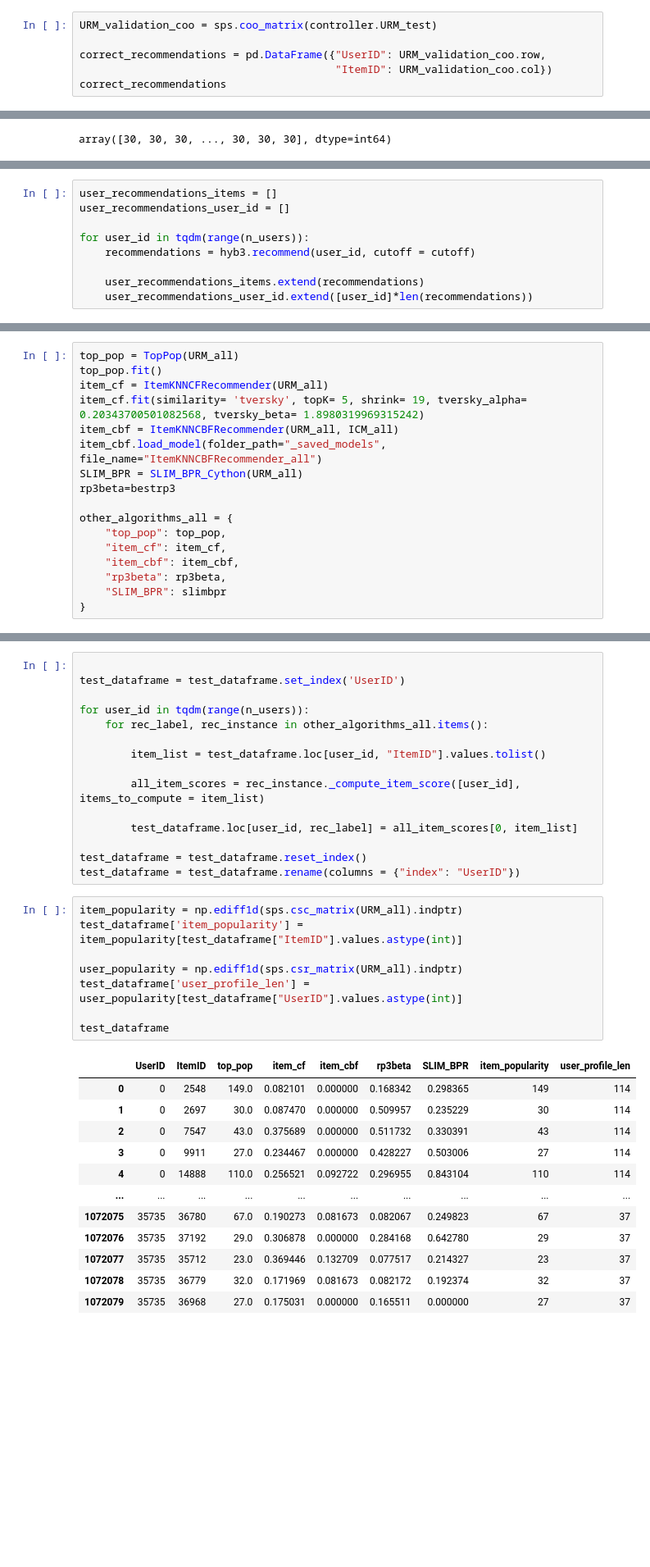
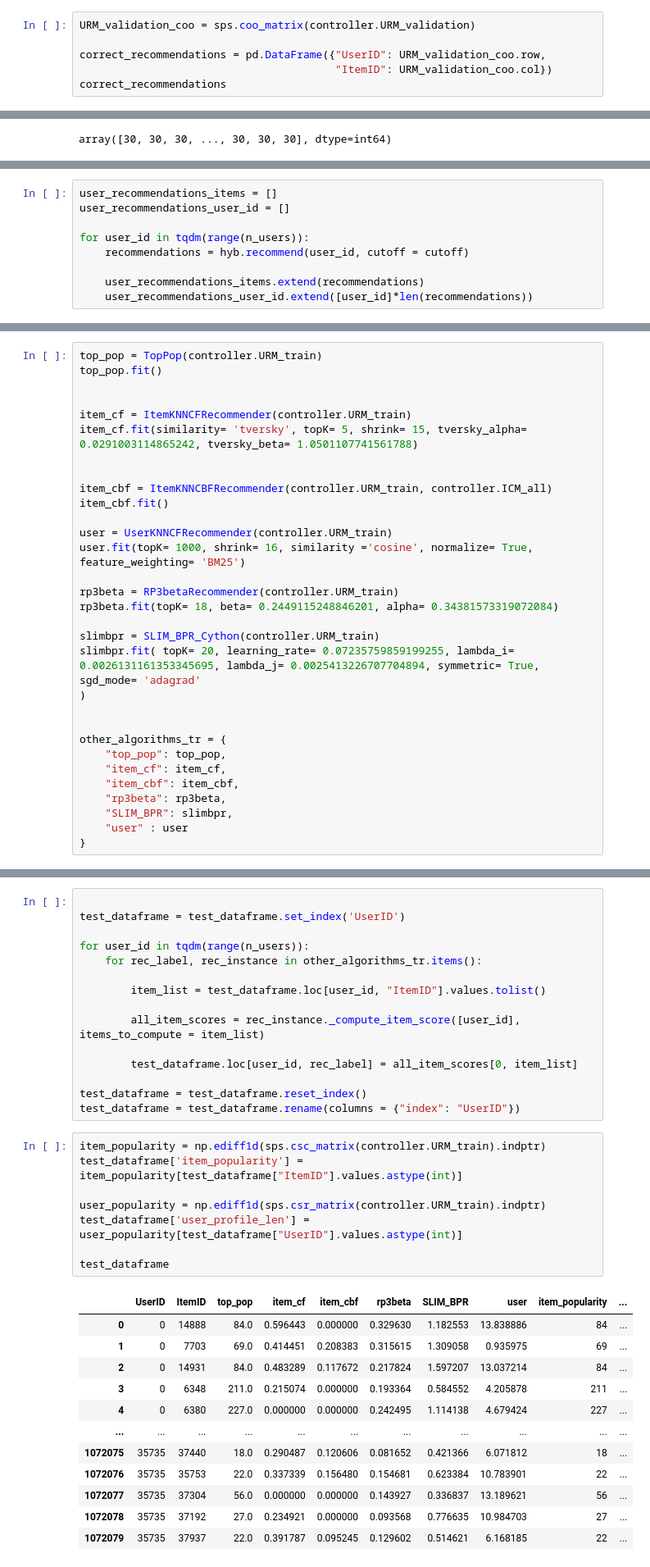
Before and after one commit to lippa66002/RecSysProject, a Jupyter notebook: Boost.ipynb, the cells around one changed output, grey strips where cells are left out. Shown at 82% size. Cells and saved outputs as stored; diff of their text form; blank space fills up the shorter version.

```diff
--- a/Boost.ipynb
+++ b/Boost.ipynb
@@ -108,6 +98,6 @@ training_dataframe
 1072080 rows × 1 columns
 # %%
-URM_validation_coo = sps.coo_matrix(controller.URM_test)
+URM_validation_coo = sps.coo_matrix(controller.URM_validation)
 
 correct_recommendations = pd.DataFrame({"UserID": URM_validation_coo.row,
                                         "ItemID": URM_validation_coo.col})
@@ -464,7 +337,7 @@ user_recommendations_items = []
 user_recommendations_user_id = []
 
 for user_id in tqdm(range(n_users)):
-    recommendations = hyb3.recommend(user_id, cutoff = cutoff)
+    recommendations = hyb.recommend(user_id, cutoff = cutoff)
 
     user_recommendations_items.extend(recommendations)
     user_recommendations_user_id.extend([user_id]*len(recommendations))
@@ -487,20 +360,34 @@ test_dataframe
 1072080 rows × 2 columns
 # %%
-top_pop = TopPop(URM_all)
+top_pop = TopPop(controller.URM_train)
 top_pop.fit()
-item_cf = ItemKNNCFRecommender(URM_all)
-item_cf.fit(similarity= 'tversky', topK= 5, shrink= 19, tversky_alpha= 0.20343700501082568, tversky_beta= 1.8980319969315242)
-item_cbf = ItemKNNCBFRecommender(URM_all, ICM_all)
-item_cbf.load_model(folder_path="_saved_models", file_name="ItemKNNCBFRecommender_all")
-SLIM_BPR = SLIM_BPR_Cython(URM_all)
-rp3beta=bestrp3
 
-other_algorithms_all = {
+
+item_cf = ItemKNNCFRecommender(controller.URM_train)
+item_cf.fit(similarity= 'tversky', topK= 5, shrink= 15, tversky_alpha= 0.0291003114865242, tversky_beta= 1.0501107741561788)
+
+
+item_cbf = ItemKNNCBFRecommender(controller.URM_train, controller.ICM_all)
+item_cbf.fit()
+
+user = UserKNNCFRecommender(controller.URM_train)
+user.fit(topK= 1000, shrink= 16, similarity ='cosine', normalize= True, feature_weighting= 'BM25')
+
+rp3beta = RP3betaRecommender(controller.URM_train)
+rp3beta.fit(topK= 18, beta= 0.2449115248846201, alpha= 0.34381573319072084)
+
+slimbpr = SLIM_BPR_Cython(controller.URM_train)
+slimbpr.fit( topK= 20, learning_rate= 0.07235759859199255, lambda_i= 0.0026131161353345695, lambda_j= 0.0025413226707704894, symmetric= True, sgd_mode= 'adagrad'
+)
+
+
+other_algorithms_tr = {
     "top_pop": top_pop,
     "item_cf": item_cf,
     "item_cbf": item_cbf,
     "rp3beta": rp3beta,
-    "SLIM_BPR": slimbpr
+    "SLIM_BPR": slimbpr,
+    "user" : user
 }
 # %% [output]
 Cython module imported successfully.
@@ -512,7 +412,7 @@ ItemKNNCBFRecommender: Loading complete
 test_dataframe = test_dataframe.set_index('UserID')
 
 for user_id in tqdm(range(n_users)):
-    for rec_label, rec_instance in other_algorithms_all.items():
+    for rec_label, rec_instance in other_algorithms_tr.items():
 
         item_list = test_dataframe.loc[user_id, "ItemID"].values.tolist()
 
@@ -523,23 +423,23 @@ for user_id in tqdm(range(n_users)):
 test_dataframe = test_dataframe.reset_index()
 test_dataframe = test_dataframe.rename(columns = {"index": "UserID"})
 # %%
-item_popularity = np.ediff1d(sps.csc_matrix(URM_all).indptr)
+item_popularity = np.ediff1d(sps.csc_matrix(controller.URM_train).indptr)
 test_dataframe['item_popularity'] = item_popularity[test_dataframe["ItemID"].values.astype(int)]
 
-user_popularity = np.ediff1d(sps.csr_matrix(URM_all).indptr)
+user_popularity = np.ediff1d(sps.csr_matrix(controller.URM_train).indptr)
 test_dataframe['user_profile_len'] = user_popularity[test_dataframe["UserID"].values.astype(int)]
 
 test_dataframe
 # %% [output]
-|  | UserID | ItemID | top_pop | item_cf | item_cbf | rp3beta | SLIM_BPR | item_popularity | user_profile_len |
-| 0 | 0 | 2548 | 149.0 | 0.082101 | 0.000000 | 0.168342 | 0.298365 | 149 | 114 |
-| 1 | 0 | 2697 | 30.0 | 0.087470 | 0.000000 | 0.509957 | 0.235229 | 30 | 114 |
-| 2 | 0 | 7547 | 43.0 | 0.375689 | 0.000000 | 0.511732 | 0.330391 | 43 | 114 |
-| 3 | 0 | 9911 | 27.0 | 0.234467 | 0.000000 | 0.428227 | 0.503006 | 27 | 114 |
-| 4 | 0 | 14888 | 110.0 | 0.256521 | 0.092722 | 0.296955 | 0.843104 | 110 | 114 |
-| ... | ... | ... | ... | ... | ... | ... | ... | ... | ... |
-| 1072075 | 35735 | 36780 | 67.0 | 0.190273 | 0.081673 | 0.082067 | 0.249823 | 67 | 37 |
-| 1072076 | 35735 | 37192 | 29.0 | 0.306878 | 0.000000 | 0.284168 | 0.642780 | 29 | 37 |
-| 1072077 | 35735 | 35712 | 23.0 | 0.369446 | 0.132709 | 0.077517 | 0.214327 | 23 | 37 |
-| 1072078 | 35735 | 36779 | 32.0 | 0.171969 | 0.081673 | 0.082172 | 0.192374 | 32 | 37 |
-| 1072079 | 35735 | 36968 | 27.0 | 0.175031 | 0.000000 | 0.165511 | 0.000000 | 27 | 37 |
+|  | UserID | ItemID | top_pop | item_cf | item_cbf | rp3beta | SLIM_BPR | user | item_popularity | ... |
+| 0 | 0 | 14888 | 84.0 | 0.596443 | 0.000000 | 0.329630 | 1.182553 | 13.838886 | 84 | ... |
+| 1 | 0 | 7703 | 69.0 | 0.414451 | 0.208383 | 0.315615 | 1.309058 | 0.935975 | 69 | ... |
+| 2 | 0 | 14931 | 84.0 | 0.483289 | 0.117672 | 0.217824 | 1.597207 | 13.037214 | 84 | ... |
+| 3 | 0 | 6348 | 211.0 | 0.215074 | 0.000000 | 0.193364 | 0.584552 | 4.205878 | 211 | ... |
+| 4 | 0 | 6380 | 227.0 | 0.000000 | 0.000000 | 0.242495 | 1.114138 | 4.679424 | 227 | ... |
+| ... | ... | ... | ... | ... | ... | ... | ... | ... | ... | ... |
+| 1072075 | 35735 | 37440 | 18.0 | 0.290487 | 0.120606 | 0.081652 | 0.421366 | 6.071812 | 18 | ... |
+| 1072076 | 35735 | 35753 | 22.0 | 0.337339 | 0.156480 | 0.154681 | 0.623384 | 10.783901 | 22 | ... |
+| 1072077 | 35735 | 37304 | 56.0 | 0.000000 | 0.000000 | 0.143927 | 0.336837 | 13.189621 | 56 | ... |
+| 1072078 | 35735 | 37192 | 27.0 | 0.234921 | 0.000000 | 0.093568 | 0.776635 | 10.984703 | 27 | ... |
+| 1072079 | 35735 | 37937 | 22.0 | 0.391787 | 0.095245 | 0.129602 | 0.514621 | 6.168185 | 22 | ... |
```
Also changed, not shown: parts of 33 cells of this notebook.
